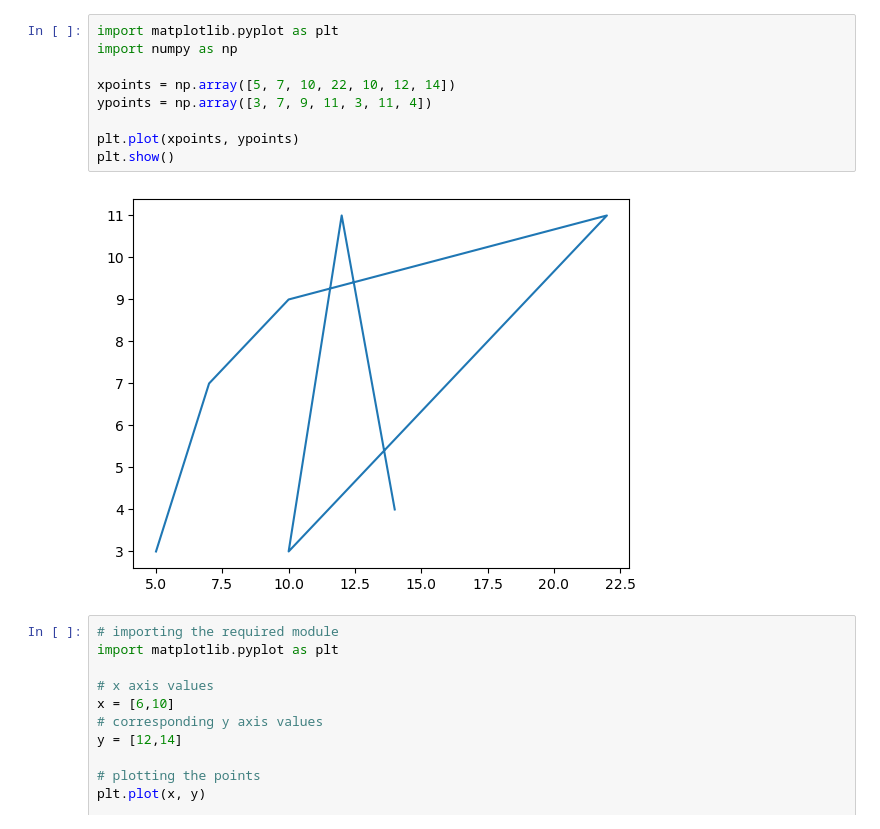
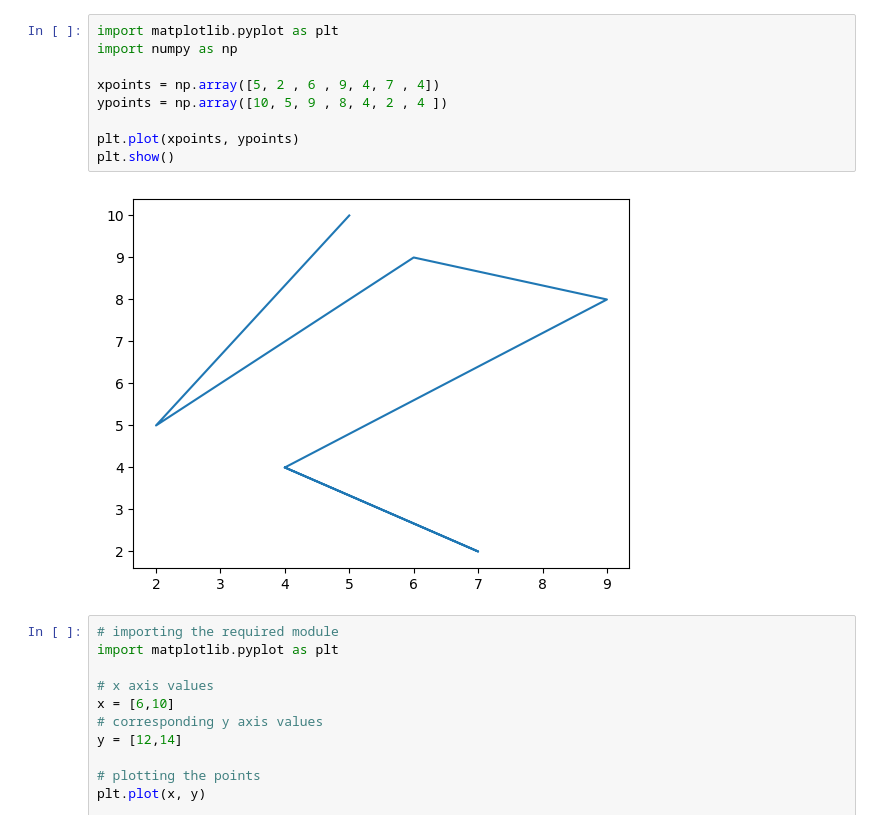
Before and after one commit to Maanas10/DataScience-Lab, a Jupyter notebook: 5.matplotlib.ipynb, the cells around one changed output. Saved outputs shown, nothing was run; the diff lists cells and outputs as text.

```diff
--- a/5.matplotlib.ipynb
+++ b/5.matplotlib.ipynb
@@ -1,14 +1,14 @@
 # %%
 import matplotlib.pyplot as plt
 import numpy as np
 
-xpoints = np.array([5, 7, 10, 22, 10, 12, 14])
-ypoints = np.array([3, 7, 9, 11, 3, 11, 4])
+xpoints = np.array([5, 2 , 6 , 9, 4, 7 , 4])
+ypoints = np.array([10, 5, 9 , 8, 4, 2 , 4 ])
 
 plt.plot(xpoints, ypoints)
 plt.show()
 # %% [output]
-[figure, old version]
+[figure, new version]
 # %%
 # importing the required module
 import matplotlib.pyplot as plt
```
